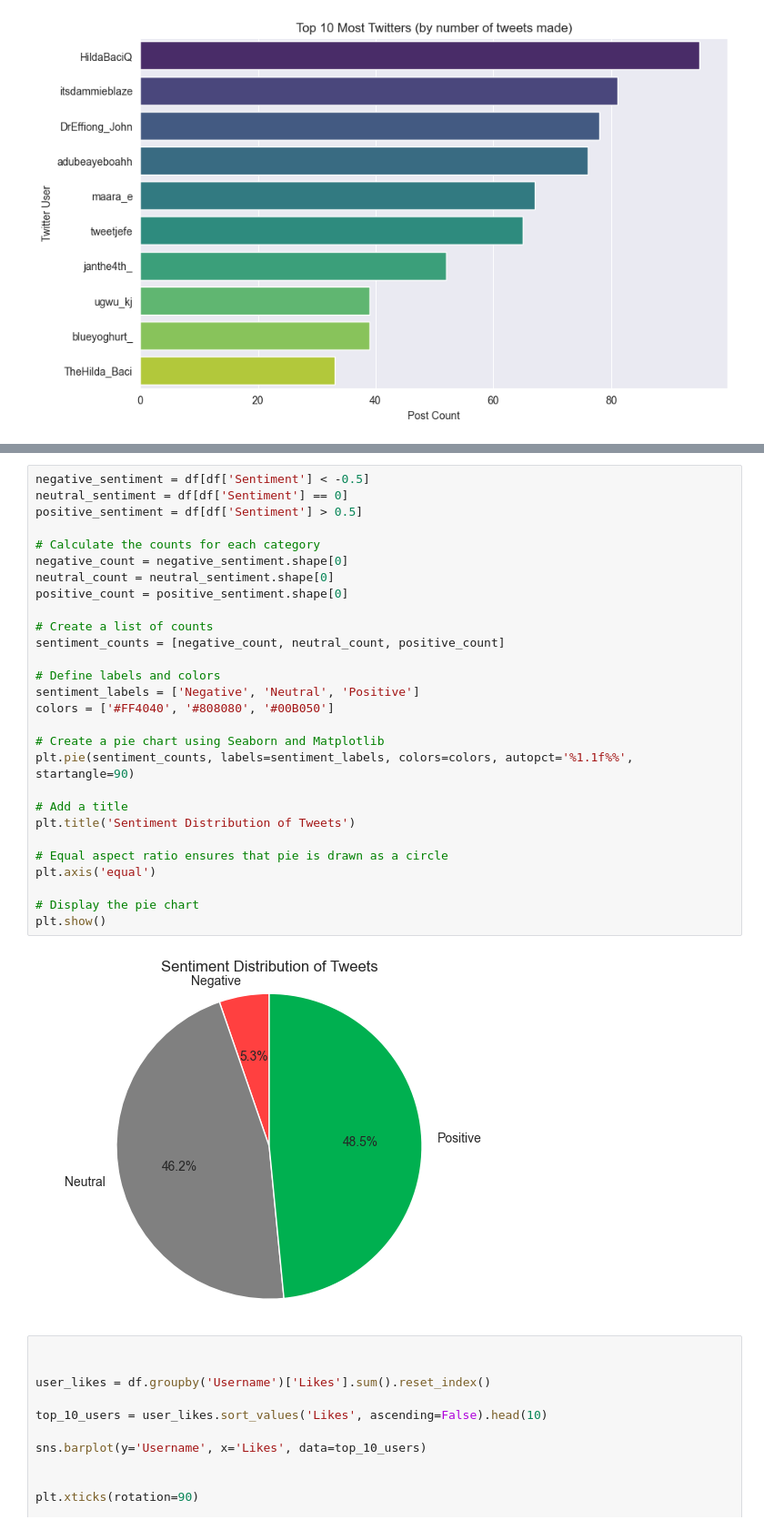
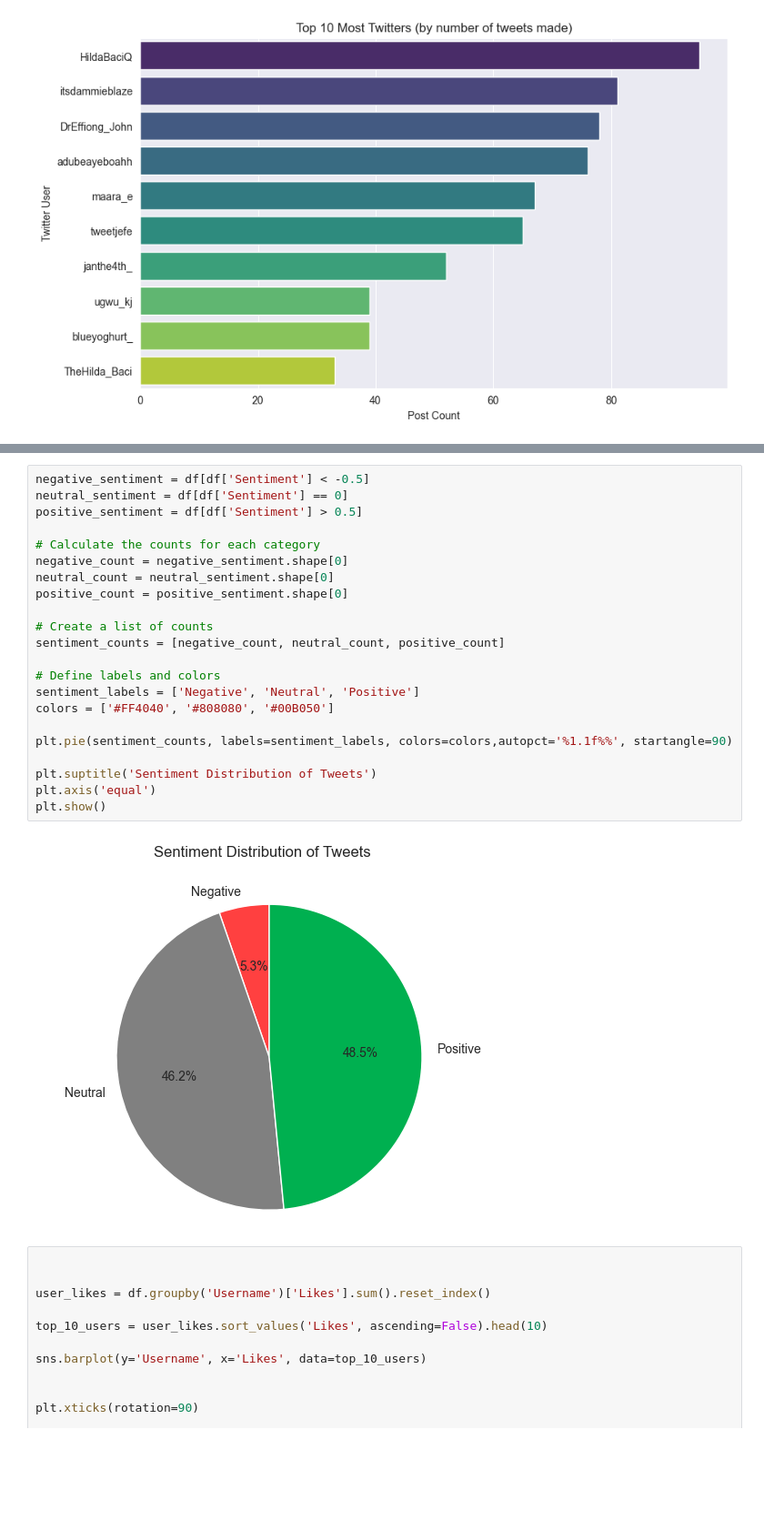
Before and after one commit to eskayML/COOKATHON_ANALYSIS, a Jupyter notebook: analysis.ipynb, the cells around one changed output, grey strips where cells are left out. Shown at 91% size. Cells and saved outputs as stored; diff of their text form; blank space fills up the shorter version.

Commit message:
add: chart

```diff
--- a/analysis.ipynb
+++ b/analysis.ipynb
@@ -91,33 +90,27 @@ print(df.head())
 # %%
 negative_sentiment = df[df['Sentiment'] < -0.5]
 neutral_sentiment = df[df['Sentiment'] == 0]
 positive_sentiment = df[df['Sentiment'] > 0.5]
 
 # Calculate the counts for each category
 negative_count = negative_sentiment.shape[0]
 neutral_count = neutral_sentiment.shape[0]
 positive_count = positive_sentiment.shape[0]
 
 # Create a list of counts
 sentiment_counts = [negative_count, neutral_count, positive_count]
 
 # Define labels and colors
 sentiment_labels = ['Negative', 'Neutral', 'Positive']
 colors = ['#FF4040', '#808080', '#00B050']
 
-# Create a pie chart using Seaborn and Matplotlib
-plt.pie(sentiment_counts, labels=sentiment_labels, colors=colors, autopct='%1.1f%%', startangle=90)
+plt.pie(sentiment_counts, labels=sentiment_labels, colors=colors,autopct='%1.1f%%', startangle=90)
 
-# Add a title
-plt.title('Sentiment Distribution of Tweets')
-
-# Equal aspect ratio ensures that pie is drawn as a circle
+plt.suptitle('Sentiment Distribution of Tweets')
 plt.axis('equal')
-
-# Display the pie chart
 plt.show()
 # %% [output]
-[figure, old version]
+[figure, new version]
 # %%
 
 
```
Also changed, not shown: parts of 3 cells of this notebook, 5 other files.
